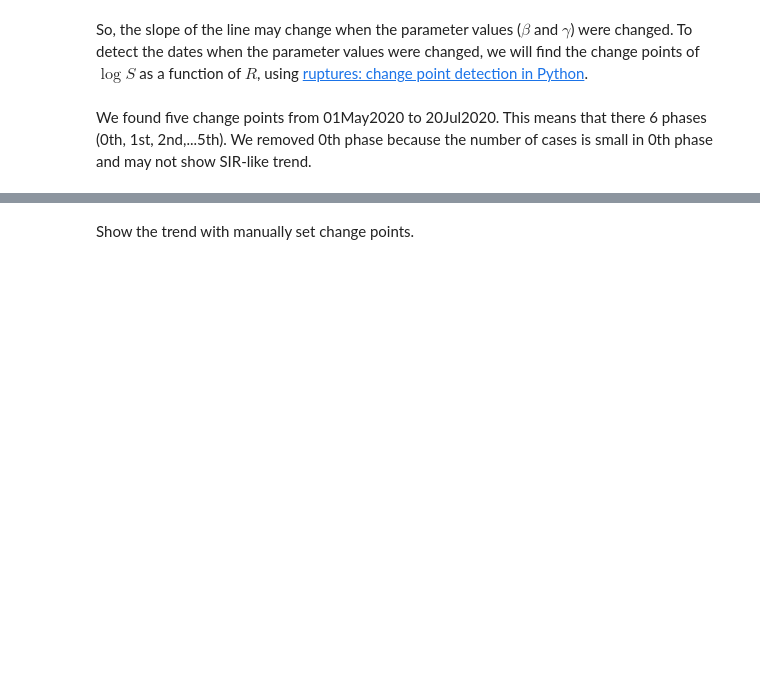
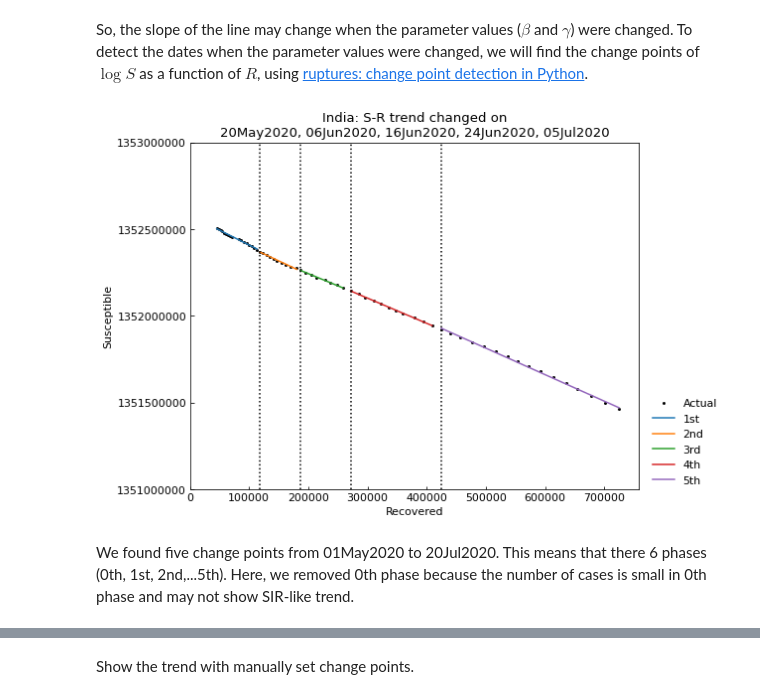
Before and after one commit to lisphilar/covid19-sir, a Jupyter notebook: example/usage_set_phases.ipynb, the cells around one changed output, grey strips where cells are left out. Saved outputs shown, nothing was run; the diff lists cells and outputs as text; code cells hidden in the pictures; blank space fills up the shorter version.

Commit message:
add: show trend with defined phases

```diff
--- a/example/usage_set_phases.ipynb
+++ b/example/usage_set_phases.ipynb
@@ -56,7 +56,8 @@ $\log S$ decreases constantly with increase of $R$, when the records follow a SI
 # %% [markdown]
 So, the slope of the line may change when the parameter values ($\beta$ and $\gamma$) were changed. To detect the dates when the parameter values were changed, we will find the change points of $\log S$ as a function of $R$, using [ruptures: change point detection in Python](https://github.com/deepcharles/ruptures).
 # %%
-scenario.trend(set_phases=True)
-scenario.summary()
+scenario.trend(set_phases=True, include_init_phase=False)
+# %% [output]
+[figure, added]
 # %% [markdown]
-We found five change points from 01May2020 to 20Jul2020. This means that there 6 phases (0th, 1st, 2nd,...5th). We removed 0th phase because the number of cases is small in 0th phase and may not show SIR-like trend.
+We found five change points from 01May2020 to 20Jul2020. This means that there 6 phases (0th, 1st, 2nd,...5th). Here, we removed 0th phase because the number of cases is small in 0th phase and may not show SIR-like trend.
```
Also changed, not shown: parts of 6 cells of this notebook, 3 other files.
